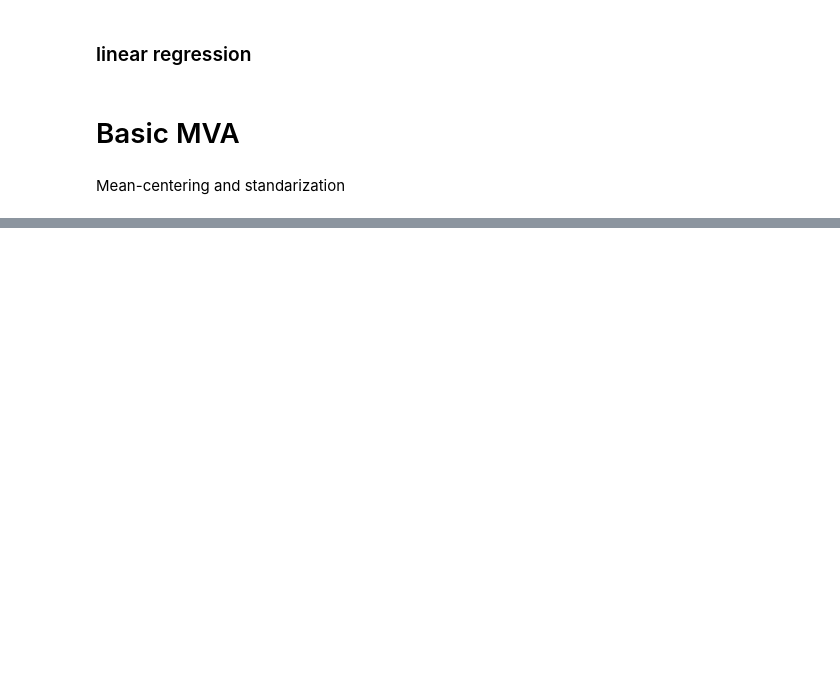
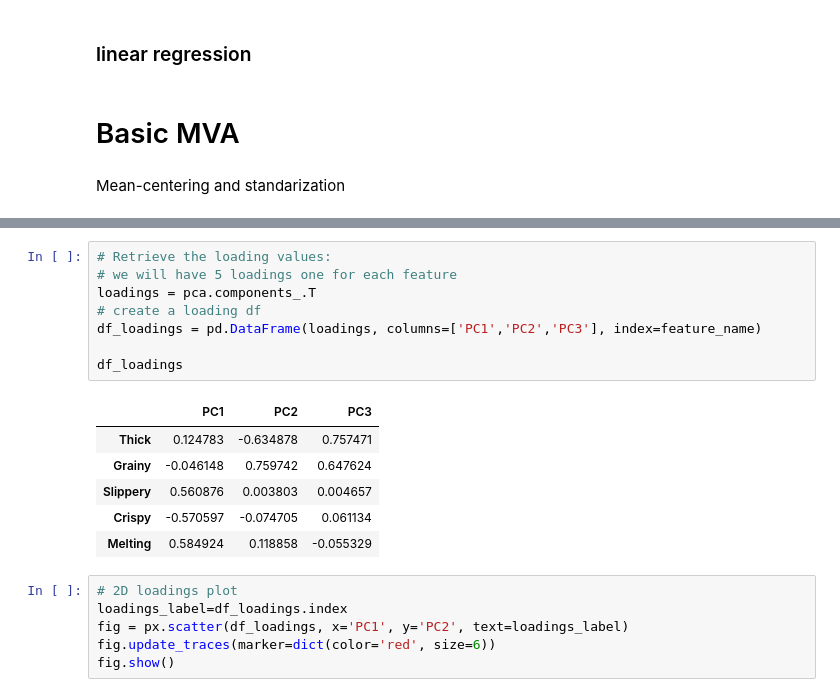
Before and after one commit to Jadelu03/M2_project, a Jupyter notebook: Task1Draft.ipynb, the cells around one changed output, grey strips where cells are left out. Drawn from its saved outputs; the diff is of its cells as text; blank space fills up the shorter version.

```diff
--- a/Task1Draft.ipynb
+++ b/Task1Draft.ipynb
@@ -271,0 +545,21 @@ Mean-centering and standarization
+# %%
+# Retrieve the loading values:
+# we will have 5 loadings one for each feature
+loadings = pca.components_.T
+# create a loading df
+df_loadings = pd.DataFrame(loadings, columns=['PC1','PC2','PC3'], index=feature_name)
+
+df_loadings
+# %% [output]
+|  | PC1 | PC2 | PC3 |
+| Thick | 0.124783 | -0.634878 | 0.757471 |
+| Grainy | -0.046148 | 0.759742 | 0.647624 |
+| Slippery | 0.560876 | 0.003803 | 0.004657 |
+| Crispy | -0.570597 | -0.074705 | 0.061134 |
+| Melting | 0.584924 | 0.118858 | -0.055329 |
+# %%
+# 2D loadings plot
+loadings_label=df_loadings.index
+fig = px.scatter(df_loadings, x='PC1', y='PC2', text=loadings_label)
+fig.update_traces(marker=dict(color='red', size=6))
+fig.show()
```
Also changed, not shown: parts of 28 cells of this notebook.
